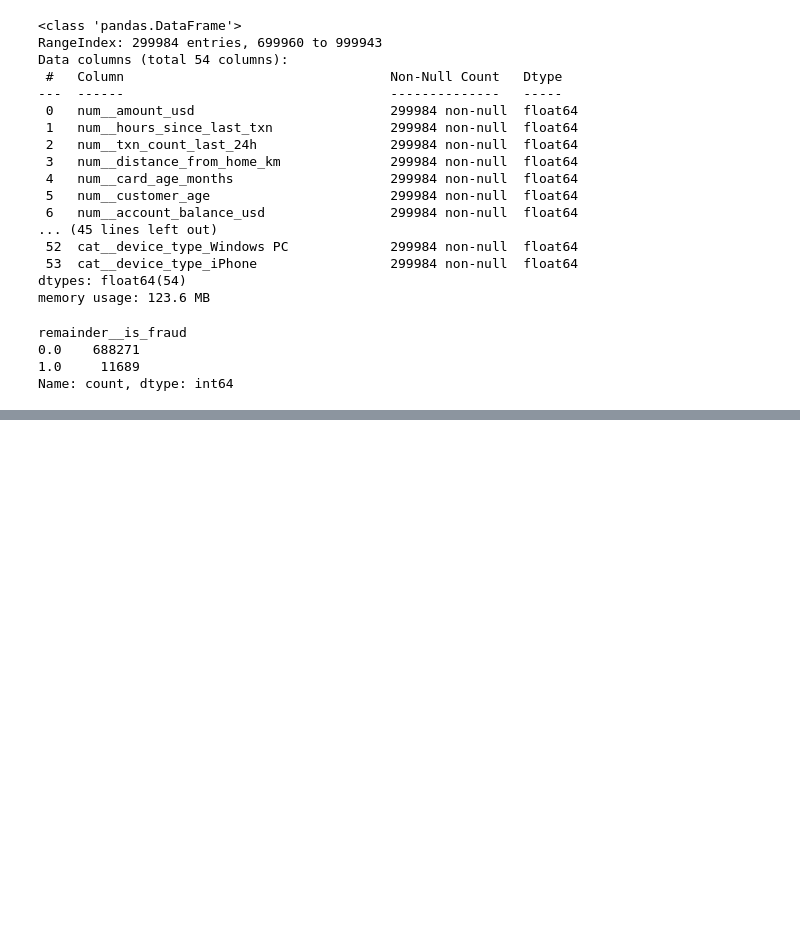
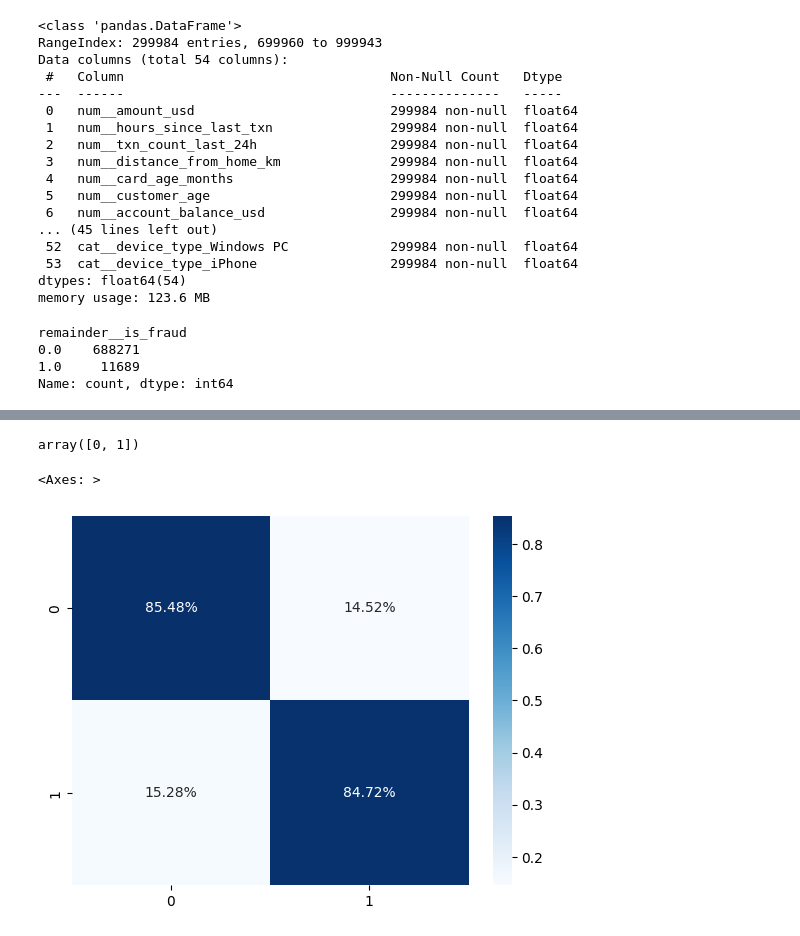
Before and after one commit to Orlandovpjunior/kaggle, a Jupyter notebook: Predicting_credit_card_fraud/notebook.ipynb, the cells around one changed output, grey strips where cells are left out. Drawn from its saved outputs; the diff is of its cells as text; code cells hidden in the pictures; blank space fills up the shorter version.

```diff
--- a/Predicting_credit_card_fraud/notebook.ipynb
+++ b/Predicting_credit_card_fraud/notebook.ipynb
@@ -230,6 +211,6 @@ XGBClassifier(base_score=None, booster=None, callbacks=None,
 # %%
-preds = xgb_clf.predict(X_test)
-y_pred_probs = xgb_clf.predict_proba(X_test)[:,1]
+preds = ada_clf.predict(X_test)
+y_pred_probs = ada_clf.predict_proba(X_test)[:,1]
 # %%
 print(classification_report(y_test,preds))
 # %% [output]
@@ -266 +251,20 @@ plt.show()
+# %%
+classes = np.unique(df_training['remainder__is_fraud'].astype('int'))
+classes
+# %% [output]
+array([0, 1])
+# %%
+cm = confusion_matrix(y_test,preds, normalize="true")
+
+sns.heatmap(
+    cm,
+    cmap="Blues",
+    annot=True,
+    fmt=".2%",
+    xticklabels=classes,
+    yticklabels=classes
+)
+# %% [output]
+<Axes: >
+[figure, added]
 # %%
```
Also changed, not shown: parts of 7 cells of this notebook, 1 other file.
